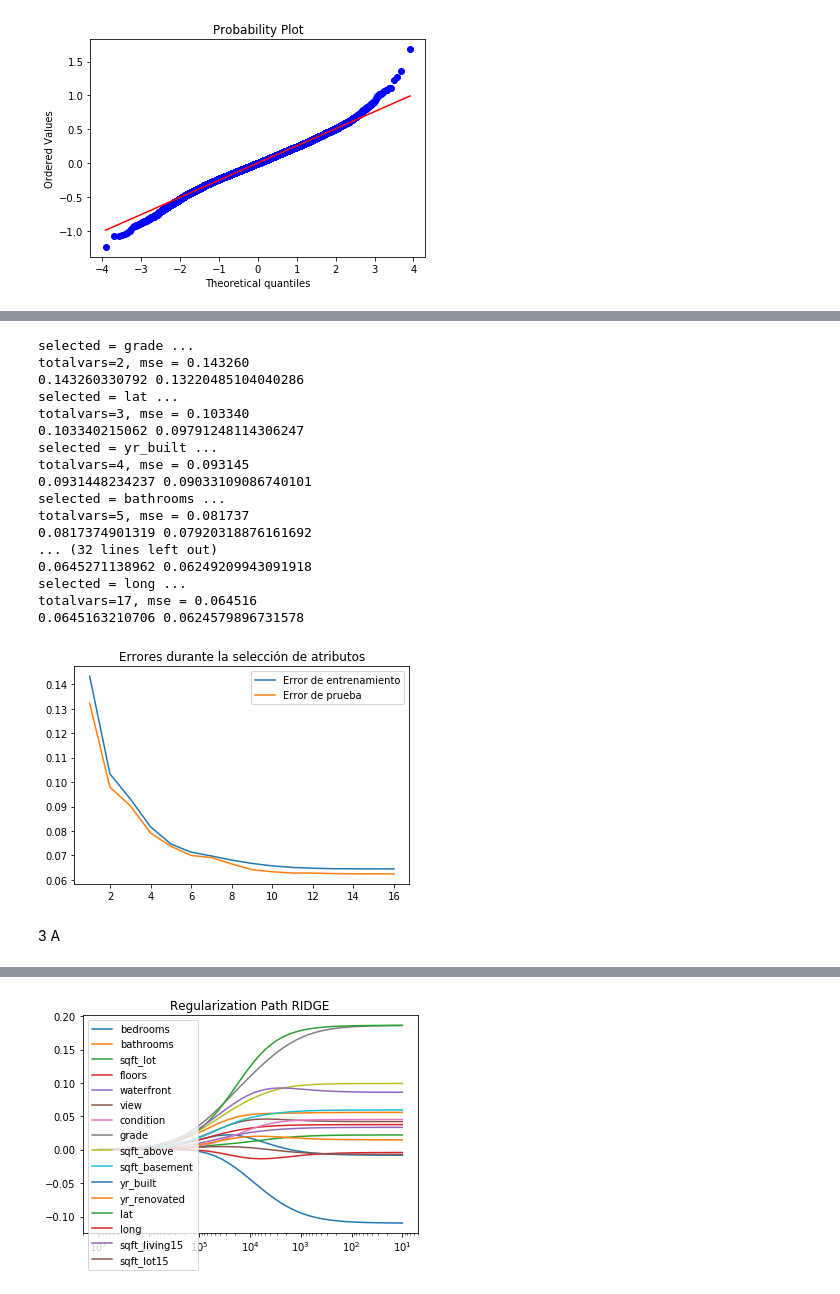
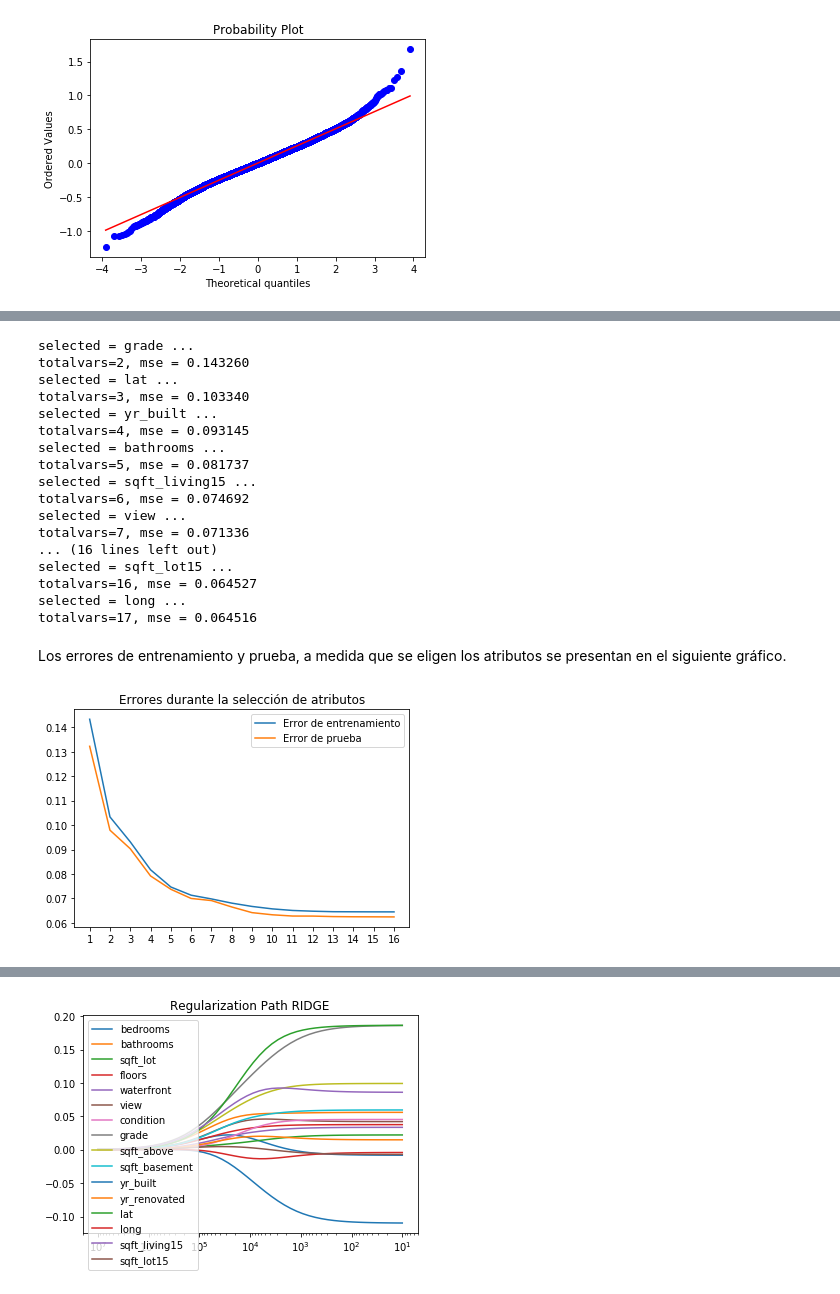
Before and after one commit to JavierL1/Tarea1-INF393, a Jupyter notebook: Tarea1.ipynb, the cells around one changed output, grey strips where cells are left out. Saved outputs shown, nothing was run; the diff lists cells and outputs as text; code cells hidden in the pictures.

```diff
--- a/Tarea1.ipynb
+++ b/Tarea1.ipynb
@@ -361,40 +366,42 @@ def fss(x, y, xtest, ytest, names_x, k = 10000):
         model = lm.LinearRegression(fit_intercept=False)
         predictions_test = model.fit(x_test, ytest).predict(x_test)
         mse_test = np.mean(np.power(predictions_test - ytest, 2))
-        print(mse_curr, mse_test)
         mse_curr_list.append(mse_curr)
         mse_test_list.append(mse_test)
 
     return (selected, mse_curr_list, mse_test_list)
+
+
 names_regressors = X.columns[:-1] #without intercept
 Xtestm = Xtest.as_matrix()
 (selected, error_train ,error_test)=fss(Xm,ym,Xtestm,ytest,names_regressors)
-
-%matplotlib inline
-x = np.linspace(1, 16, 16)
-trainplot, =plt.plot(x, error_train,label="Error de entrenamiento")
-testplot, =plt.plot(x, error_test,label="Error de prueba")
-plt.legend(handles=[trainplot, testplot])
-plt.title('Errores durante la selección de atributos')
-plt.show()
 # %% [output]
 selected = grade ...
 totalvars=2, mse = 0.143260
-0.143260330792 0.13220485104040286
 selected = lat ...
 totalvars=3, mse = 0.103340
-0.103340215062 0.09791248114306247
 selected = yr_built ...
 totalvars=4, mse = 0.093145
-0.0931448234237 0.09033109086740101
 selected = bathrooms ...
 totalvars=5, mse = 0.081737
-0.0817374901319 0.07920318876161692
-... (32 lines left out)
-0.0645271138962 0.06249209943091918
+selected = sqft_living15 ...
+totalvars=6, mse = 0.074692
+selected = view ...
+totalvars=7, mse = 0.071336
+... (16 lines left out)
+selected = sqft_lot15 ...
+totalvars=16, mse = 0.064527
 selected = long ...
 totalvars=17, mse = 0.064516
-0.0645163210706 0.0624579896731578
-[figure, removed]
-# %% [markdown]
-3 A
+# %% [markdown]
+Los errores de entrenamiento y prueba, a medida que se eligen los atributos se presentan en el siguiente gráfico.
+# %%
+x = np.linspace(1, 16, 16)
+trainplot, = plt.plot(x, error_train,label="Error de entrenamiento")
+testplot, = plt.plot(x, error_test,label="Error de prueba")
+plt.legend(handles=[trainplot, testplot])
+plt.title('Errores durante la selección de atributos')
+plt.xticks(x)
+plt.show()
+# %% [output]
+[figure, added]
```
Also changed, not shown: parts of 32 cells of this notebook.
